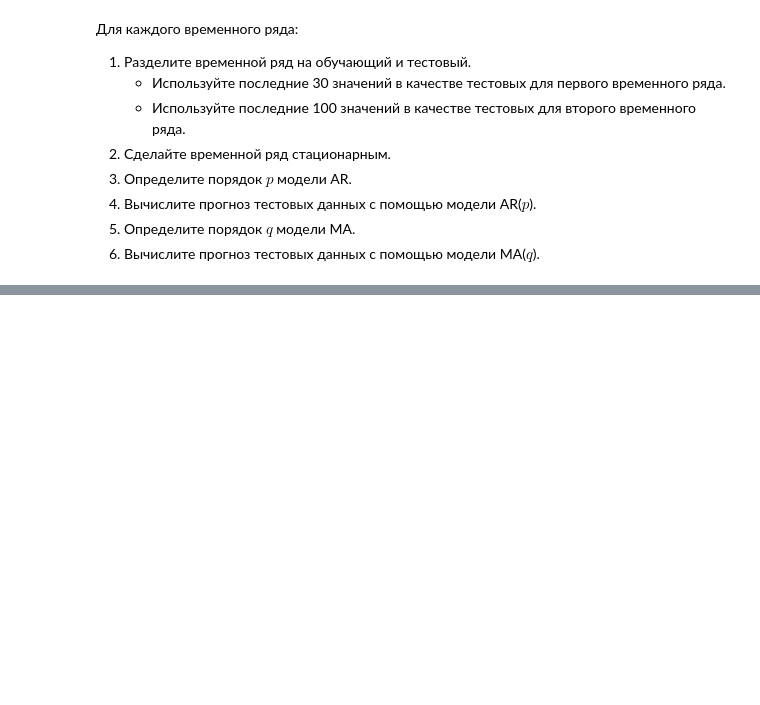
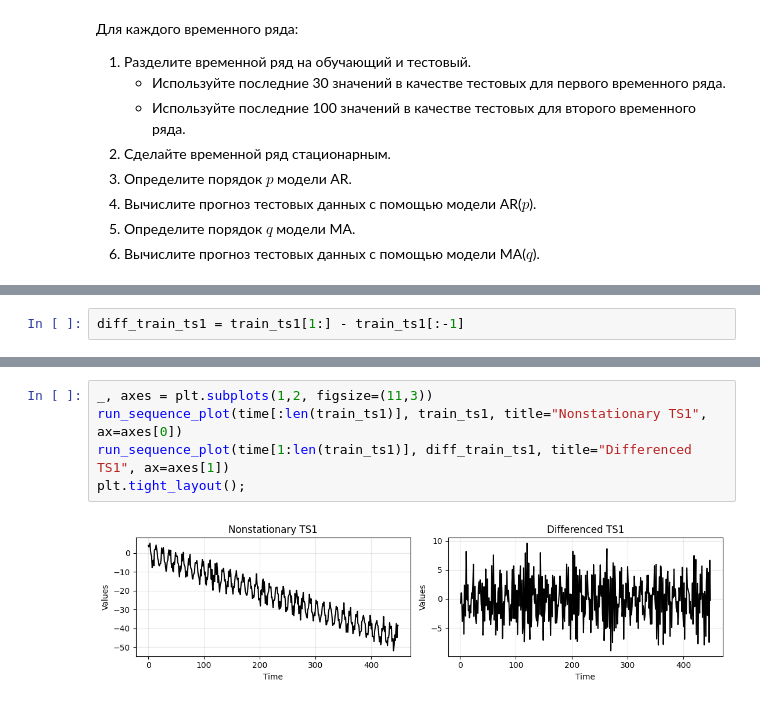
Before and after one commit to RinatHar/TimeSeries, a Jupyter notebook: 4 ar_ma.ipynb, the cells around one changed output, grey strips where cells are left out. Drawn from its saved outputs; the diff is of its cells as text; blank space fills up the shorter version.

```diff
--- a/4 ar_ma.ipynb
+++ b/4 ar_ma.ipynb
@@ -907,0 +938,2 @@ print(len(arma_ts2))
+# %%
+diff_train_ts1 = train_ts1[1:] - train_ts1[:-1]
@@ -907,0 +968,7 @@ print(len(arma_ts2))
+# %%
+_, axes = plt.subplots(1,2, figsize=(11,3))
+run_sequence_plot(time[:len(train_ts1)], train_ts1, title="Nonstationary TS1", ax=axes[0])
+run_sequence_plot(time[1:len(train_ts1)], diff_train_ts1, title="Differenced TS1", ax=axes[1])
+plt.tight_layout();
+# %% [output]
+[figure, added]
```
Also changed, not shown: parts of 36 cells of this notebook.
